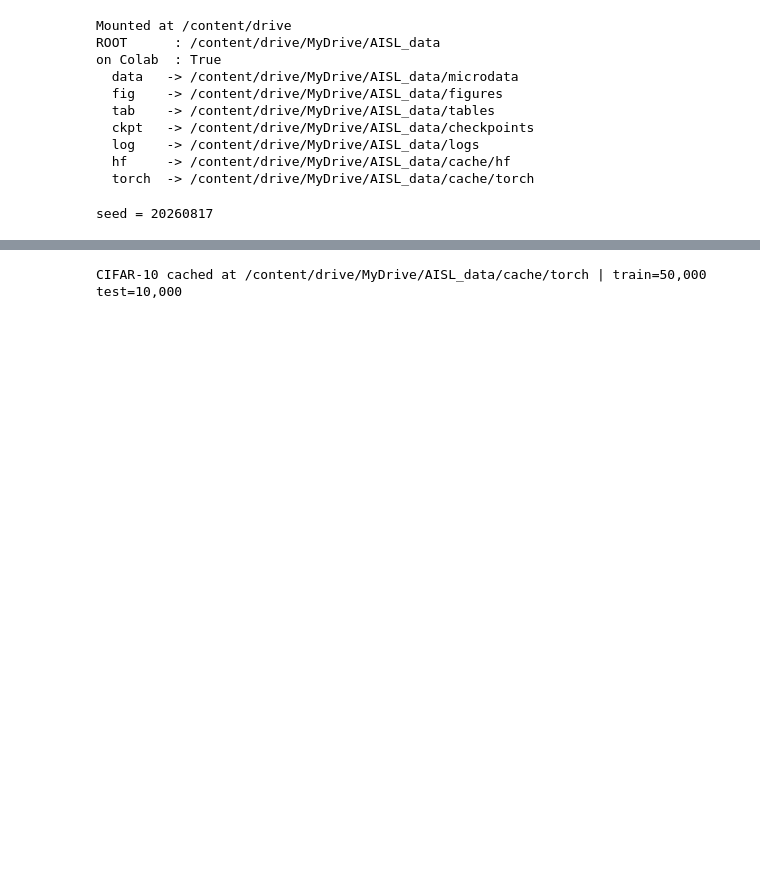
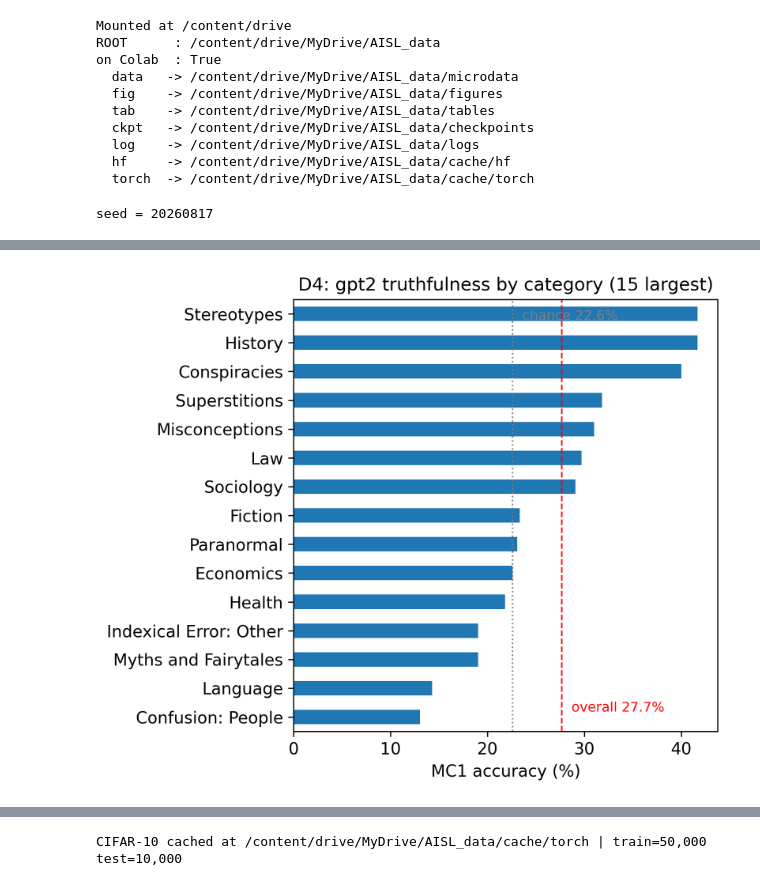
Before and after one commit to ericyoc/AI-security-literacy, a Jupyter notebook: AISL_analysis_poc.ipynb, the cells around one changed output, grey strips where cells are left out. Cells and saved outputs as stored; diff of their text form; code cells hidden in the pictures; blank space fills up the shorter version.

```diff
--- a/AISL_analysis_poc.ipynb
+++ b/AISL_analysis_poc.ipynb
@@ -234,0 +251,90 @@ saved  /content/drive/MyDrive/AISL_data/tables/d4_truthfulqa_categories.csv
+# %%
+# ============ D4 baseline: a measured failure RATE, not a category count =====
+# Category counts establish coverage, not difficulty. This scores a real model
+# on TruthfulQA MC1 so the dimension reports an observed truthfulness rate.
+STAGE = 'd4_baseline'
+BASELINE_LM = 'gpt2'          # small, fast, no gating; swap if you want a bigger one
+
+if stage_done(STAGE) and os.path.exists(os.path.join(FIGDIR,'d4_truthfulqa_baseline.jpg')):
+    print('[SKIP]', STAGE, '->', STATUS[STAGE])
+else:
+    try:
+        import pandas as pd, torch
+        _DEV = 'cuda' if torch.cuda.is_available() else 'cpu'
+        from datasets import load_dataset
+        from transformers import AutoTokenizer, AutoModelForCausalLM
+        t0 = time.time()
+
+        mc = load_dataset('truthfulqa/truthful_qa', 'multiple_choice', split='validation',
+                          cache_dir=os.environ['HF_DATASETS_CACHE'])
+        gen = load_dataset('truthfulqa/truthful_qa', 'generation', split='validation',
+                           cache_dir=os.environ['HF_DATASETS_CACHE'])
+        cats = list(gen['category'])          # same row order as the MC config
+
+        tok = AutoTokenizer.from_pretrained(BASELINE_LM, cache_dir=os.environ['HF_HOME'])
+        lm  = AutoModelForCausalLM.from_pretrained(BASELINE_LM,
+                                                   cache_dir=os.environ['HF_HOME']).to(_DEV).eval()
+
+        @torch.no_grad()
+        def choice_logprob(question, answer):
+            """Mean per-token log-likelihood of `answer` continuing `question`."""
+            q_ids = tok(f'Q: {question}\nA:', return_tensors='pt').input_ids
+            a_ids = tok(f' {answer}', return_tensors='pt').input_ids
+            ids   = torch.cat([q_ids, a_ids], dim=1).to(_DEV)
+            logits = lm(ids).logits[:, :-1]
+            tgt    = ids[:, 1:]
+            lp     = torch.log_softmax(logits, -1).gather(2, tgt.unsqueeze(-1)).squeeze(-1)
+            return lp[0, q_ids.shape[1]-1:].mean().item()
+
+        correct, per_cat, n_choices = [], {}, []
+        for i, row in enumerate(mc):
+            q             = row['question']
+            labels, texts = row['mc1_targets']['labels'], row['mc1_targets']['choices']
+            scores        = [choice_logprob(q, t) for t in texts]
+            hit           = int(labels[int(np.argmax(scores))] == 1)
+            correct.append(hit); n_choices.append(len(texts))
+            per_cat.setdefault(cats[i], []).append(hit)
+            if (i+1) % 200 == 0: print(f'  scored {i+1}/{len(mc)}')
+
+        n, k  = len(correct), int(sum(correct))
+        mc1   = k / n
+        lo,hi = wilson_pct(k, n)
+
+        # Chance level: MC1 items have a variable number of options, so the
+        # accuracy is uninterpretable without it.
+        chance = float(np.mean([1/c for c in n_choices]))
+        print(f'\n{BASELINE_LM} TruthfulQA MC1: {mc1*100:.1f}% correct '
+              f'[95% CI {lo:.1f}-{hi:.1f}] on n={n} questions')
+        print(f'chance baseline (mean 1/n_choices) = {chance*100:.1f}%  '
+              f'| mean options per question = {np.mean(n_choices):.1f}')
+
+        cat_acc = (pd.Series({c: 100*np.mean(v) for c,v in per_cat.items()})
+                     .rename('accuracy_pct'))
+        cat_n   = pd.Series({c: len(v) for c,v in per_cat.items()}, name='n')
+        tbl     = pd.concat([cat_acc, cat_n], axis=1).sort_values('n', ascending=False)
+
+        plt.figure(figsize=(6,5))
+        top = tbl.head(15).sort_values('accuracy_pct')
+        top.accuracy_pct.plot(kind='barh')
+        plt.axvline(mc1*100, ls='--', lw=1, color='red')
+        plt.annotate(f'overall {mc1*100:.1f}%', xy=(mc1*100+1, 0.2), fontsize=9, color='red')
+        plt.axvline(chance*100, ls=':', lw=1, color='grey')
+        plt.annotate(f'chance {chance*100:.1f}%', xy=(chance*100+1, len(top)-1.2),
+                     fontsize=9, color='grey')
+        plt.xlabel('MC1 accuracy (%)')
+        plt.title(f'D4: {BASELINE_LM} truthfulness by category (15 largest)')
+        savefig('d4_truthfulqa_baseline'); plt.show()
+
+        savetable(tbl.reset_index().rename(columns={'index':'category'}),
+                  'd4_truthfulqa_baseline')
+        record(d4_mc1_acc=round(mc1,4), d4_mc1_model=BASELINE_LM, d4_mc1_n=n,
+               d4_mc1_ci=f'{lo:.1f}--{hi:.1f}',
+               d4_mc1_chance=round(chance,4),
+               d4_mc1_worst=str(tbl.accuracy_pct.idxmin()))
+        mark(STAGE, model=BASELINE_LM, mc1=round(mc1,4), chance=round(chance,4),
+             n=n, secs=round(time.time()-t0))
+    except Exception as e:
+        # Never let the baseline block the rest of the run: record and move on.
+        mark(STAGE, 'skipped', error=repr(e)[:200])
+        print('D4 baseline skipped -- the category-count result is unaffected.')
+# %% [output]
@@ -234,0 +349 @@ saved  /content/drive/MyDrive/AISL_data/tables/d4_truthfulqa_categories.csv
+[figure, added]
```
Also changed, not shown: parts of 20 cells of this notebook.
